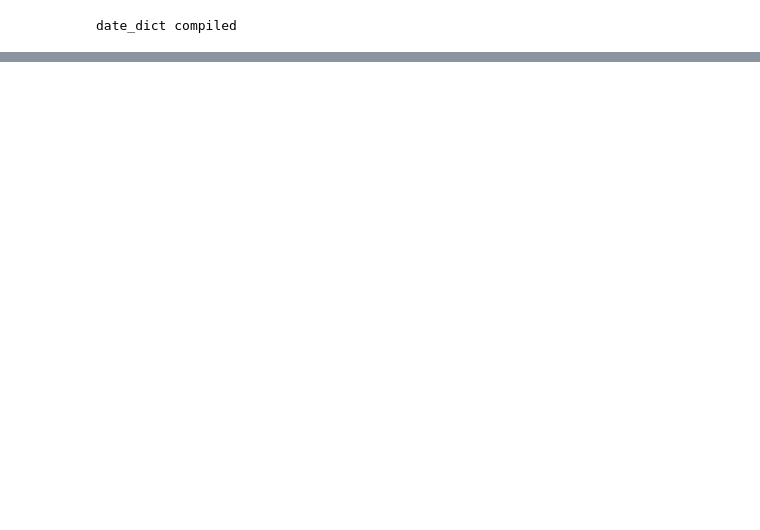
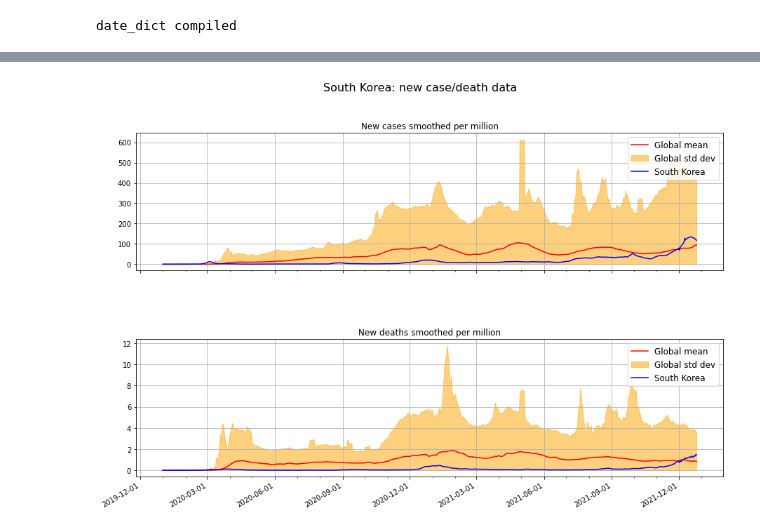
Before and after one commit to Ipgnosis/covid_analysis, a Jupyter notebook: country-plots.ipynb, the cells around one changed output, grey strips where cells are left out. Cells and saved outputs as stored; diff of their text form; code cells hidden in the pictures; blank space fills up the shorter version.

Commit message:
Defining generic plot functions.
Created compile_dict
Created single_plot, double_plot.
Working on multi-plot.
Working on generic analysis: covid-anal.ipynb.

```diff
--- a/country-plots.ipynb
+++ b/country-plots.ipynb
@@ -80,3 +79,14 @@ Analysis window is from 2020-01-01 to 2021-12-11
+# %%
+# set up chart_labels dict
+
+chart_labels = dict()
+
+# define plot values
+chart_labels['width'] = 15
+chart_labels['height'] = 10
+chart_labels['tsize'] = 16
+chart_labels['fsize'] = 12
+chart_labels['lsize'] = 10
 # %%
 # define the list of required resources
 res = ['new_cases_smoothed_per_million', 'new_deaths_smoothed_per_million']
@@ -362,0 +107,14 @@ plt.show()
+# %%
+# re-juggle the data for a single country chart
+
+# the country being analyzed
+this_iso = 'KOR'
+
+# package up country info
+chart_labels['y_iso'] = this_iso
+chart_labels['y_axis_label'] = data[this_iso]['location']
+
+# call chart function
+one_plot(chart_labels, date_dict)
+# %% [output]
+[figure, added]
```
Also changed, not shown: parts of 7 cells of this notebook, 9 other files.
